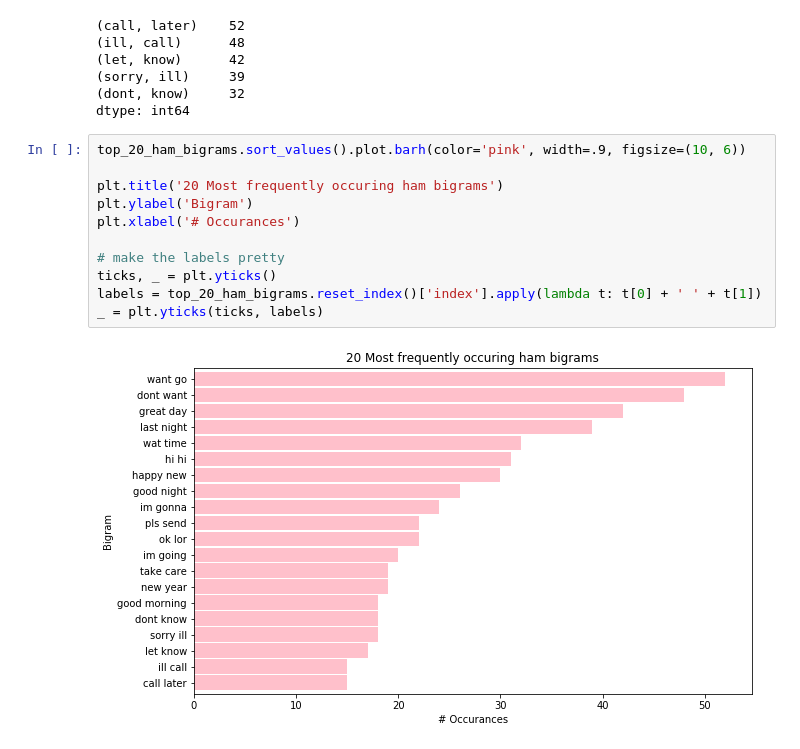
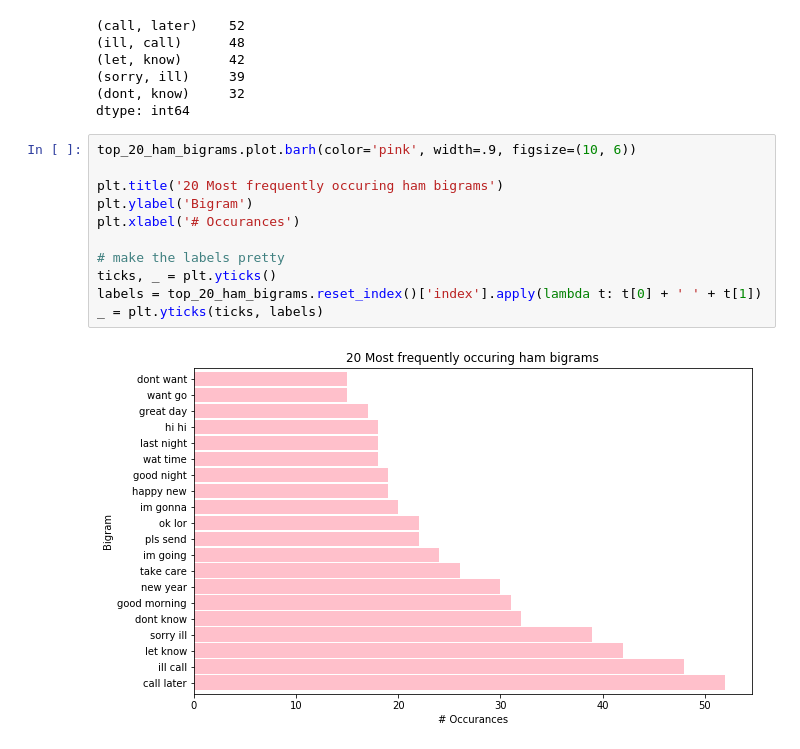
Before and after one commit to ksanmiguel10/ds-methodologies-exercises, a Jupyter notebook: NLP/explore.ipynb, the cells around one changed output. Cells and saved outputs as stored; diff of their text form.

```diff
--- a/NLP/explore.ipynb
+++ b/NLP/explore.ipynb
@@ -186,18 +186,18 @@ top_20_ham_bigrams.head()
 (dont, know)     32
 dtype: int64
 # %%
-top_20_ham_bigrams.sort_values().plot.barh(color='pink', width=.9, figsize=(10, 6))
+top_20_ham_bigrams.plot.barh(color='pink', width=.9, figsize=(10, 6))
 
 plt.title('20 Most frequently occuring ham bigrams')
 plt.ylabel('Bigram')
 plt.xlabel('# Occurances')
 
 # make the labels pretty
 ticks, _ = plt.yticks()
 labels = top_20_ham_bigrams.reset_index()['index'].apply(lambda t: t[0] + ' ' + t[1])
 _ = plt.yticks(ticks, labels)
 # %% [output]
-[figure, old version]
+[figure, new version]
 # %%
 data = {k[0] + ' ' + k[1]: v for k, v in top_20_ham_bigrams.to_dict().items()}
 img = WordCloud(background_color='white', width=800, height=400).generate_from_frequencies(data)
```
Also changed, not shown: parts of 42 cells of this notebook.
